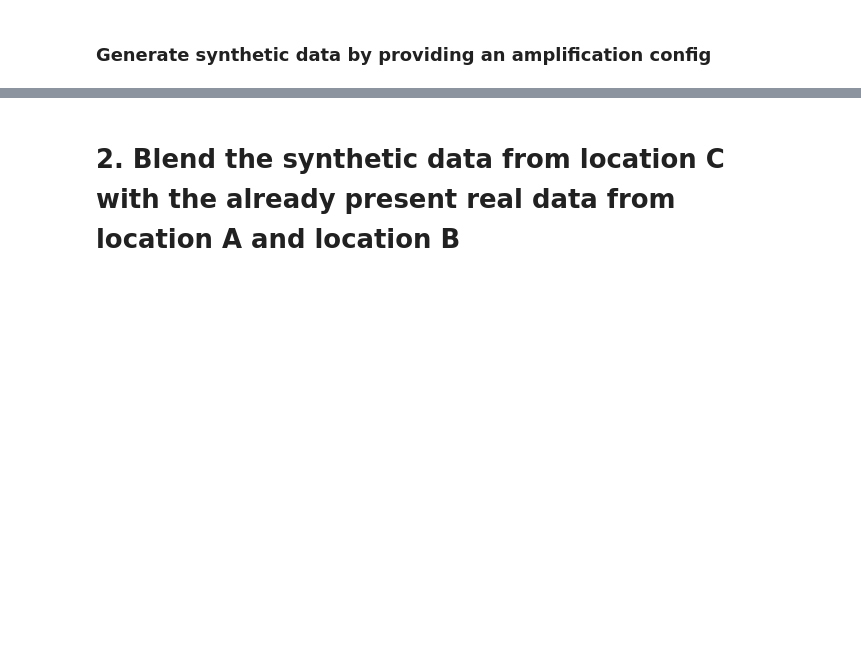
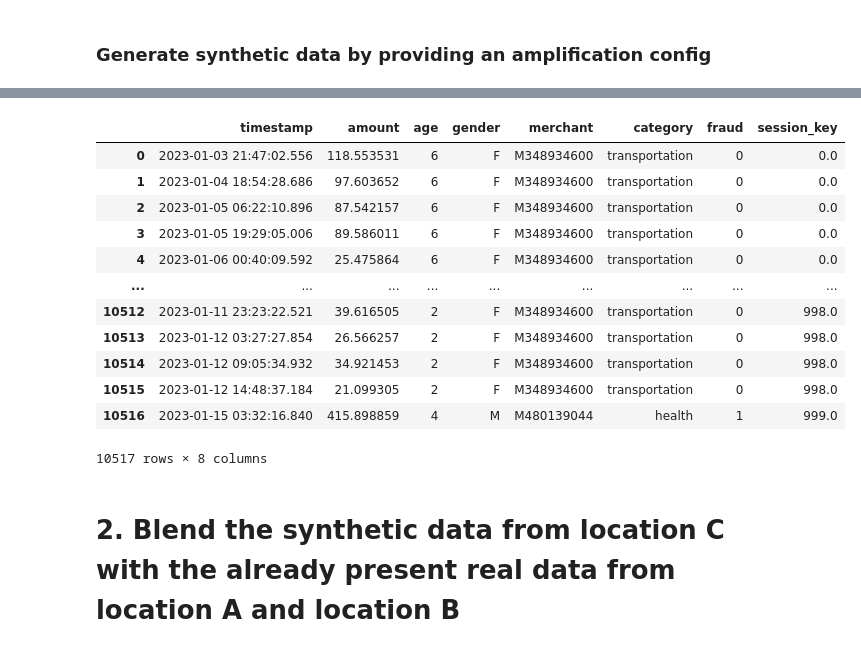
Before and after one commit to Rockfish-Data/public_tutorials, a Jupyter notebook: Demos/Multi Location Sharing Issues for Central Model/central.ipynb, the cells around one changed output, grey strips where cells are left out. Drawn from its saved outputs; the diff is of its cells as text; code cells hidden in the pictures; blank space fills up the shorter version.

```diff
--- a/Demos/Multi Location Sharing Issues for Central Model/central.ipynb
+++ b/Demos/Multi Location Sharing Issues for Central Model/central.ipynb
@@ -130,3 +130,19 @@ data = await generate_data(location1_model,conn)
+# %%
+data
+# %% [output]
+|  | timestamp | amount | age | gender | merchant | category | fraud | session_key |
+| 0 | 2023-01-03 21:47:02.556 | 118.553531 | 6 | F | M348934600 | transportation | 0 | 0.0 |
+| 1 | 2023-01-04 18:54:28.686 | 97.603652 | 6 | F | M348934600 | transportation | 0 | 0.0 |
+| 2 | 2023-01-05 06:22:10.896 | 87.542157 | 6 | F | M348934600 | transportation | 0 | 0.0 |
+| 3 | 2023-01-05 19:29:05.006 | 89.586011 | 6 | F | M348934600 | transportation | 0 | 0.0 |
+| 4 | 2023-01-06 00:40:09.592 | 25.475864 | 6 | F | M348934600 | transportation | 0 | 0.0 |
+| ... | ... | ... | ... | ... | ... | ... | ... | ... |
+| 10512 | 2023-01-11 23:23:22.521 | 39.616505 | 2 | F | M348934600 | transportation | 0 | 998.0 |
+| 10513 | 2023-01-12 03:27:27.854 | 26.566257 | 2 | F | M348934600 | transportation | 0 | 998.0 |
+| 10514 | 2023-01-12 09:05:34.932 | 34.921453 | 2 | F | M348934600 | transportation | 0 | 998.0 |
+| 10515 | 2023-01-12 14:48:37.184 | 21.099305 | 2 | F | M348934600 | transportation | 0 | 998.0 |
+| 10516 | 2023-01-15 03:32:16.840 | 415.898859 | 4 | M | M480139044 | health | 1 | 999.0 |
+10517 rows × 8 columns
 # %% [markdown]
 # 2. Blend the synthetic data from location C with the already present real data from location A and location B
 # %%
```
Also changed, not shown: parts of 3 cells of this notebook, 4 other files.
